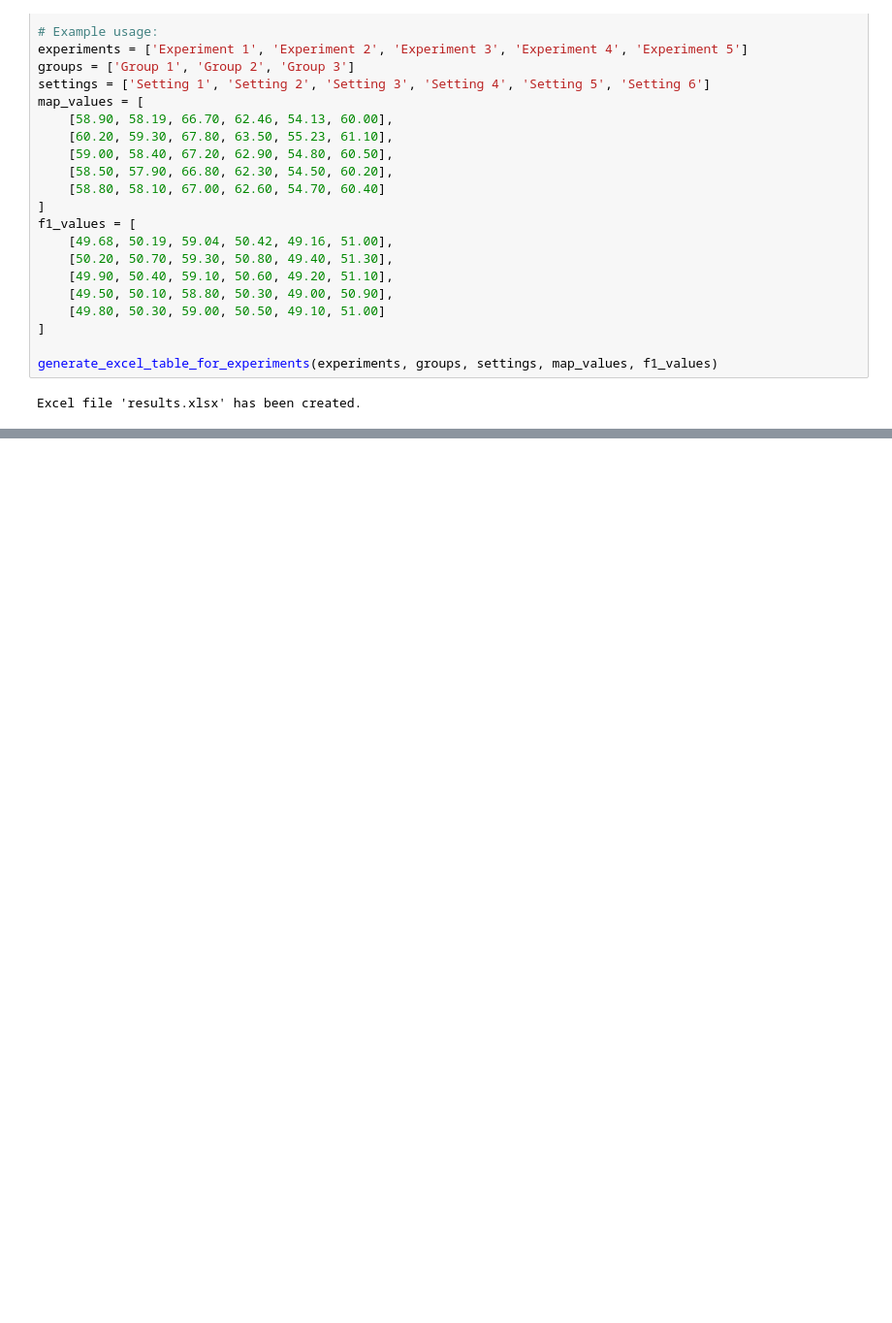
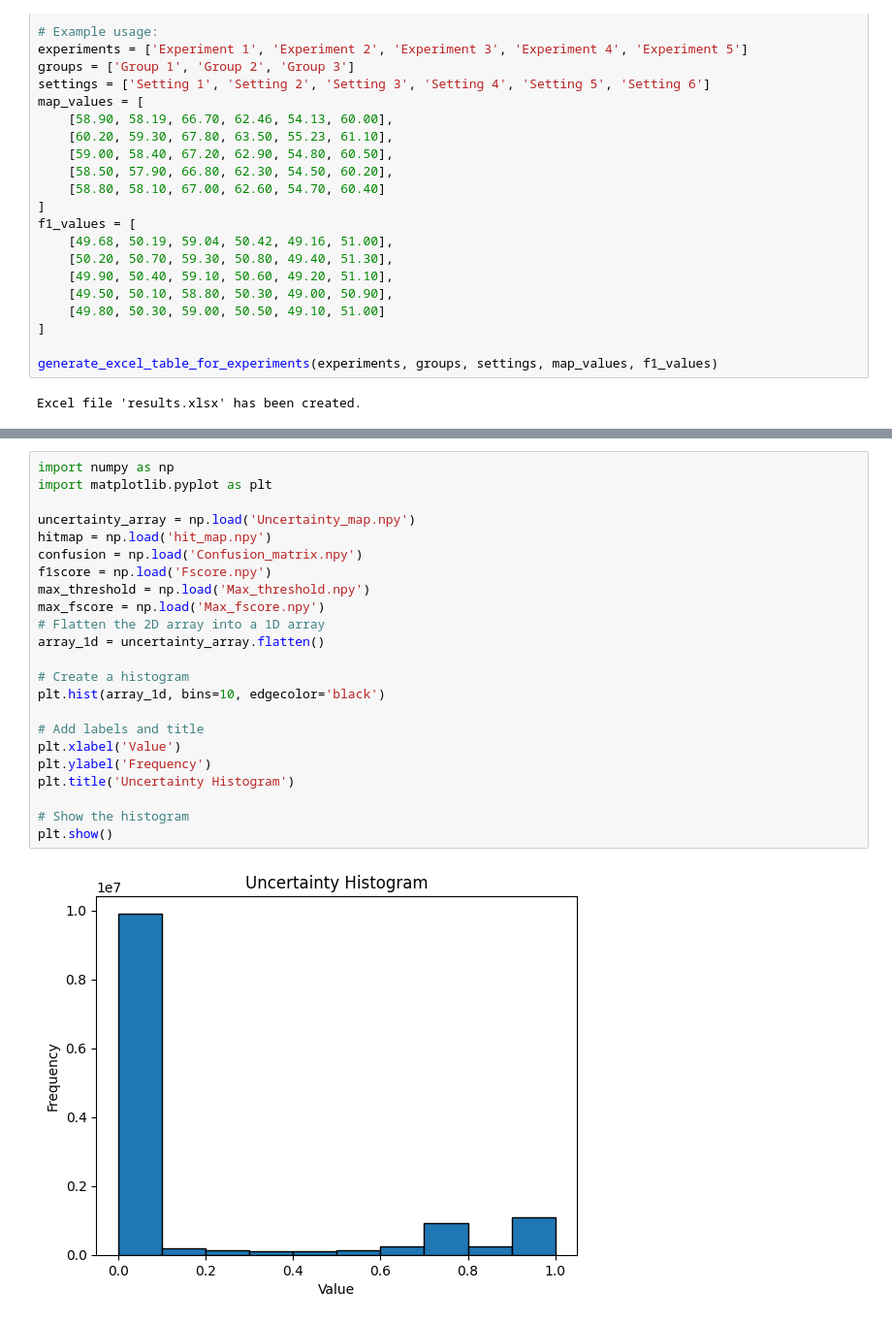
Before and after one commit to LPG-Uerj/FC-DANN_DA_For_CD_MultiTarget_TF2, a Jupyter notebook: teste.ipynb, the cells around one changed output, grey strips where cells are left out. Shown: that part at 97% size. Saved outputs shown, nothing was run; the diff lists cells and outputs as text; blank space fills up the shorter version.

Commit message:
Results for multi-target and multi-source; Function to generate LateX tables; Uncertainty computation;

```diff
--- a/teste.ipynb
+++ b/teste.ipynb
@@ -1388,0 +1952,25 @@ Excel file 'results.xlsx' has been created.
+# %%
+import numpy as np
+import matplotlib.pyplot as plt
+
+uncertainty_array = np.load('Uncertainty_map.npy')
+hitmap = np.load('hit_map.npy')
+confusion = np.load('Confusion_matrix.npy')
+f1score = np.load('Fscore.npy')
+max_threshold = np.load('Max_threshold.npy')
+max_fscore = np.load('Max_fscore.npy')
+# Flatten the 2D array into a 1D array
+array_1d = uncertainty_array.flatten()
+
+# Create a histogram
+plt.hist(array_1d, bins=10, edgecolor='black')
+
+# Add labels and title
+plt.xlabel('Value')
+plt.ylabel('Frequency')
+plt.title('Uncertainty Histogram')
+
+# Show the histogram
+plt.show()
+# %% [output]
+[figure, added]
```
Also changed, not shown: parts of 23 cells of this notebook, 33 other files.
